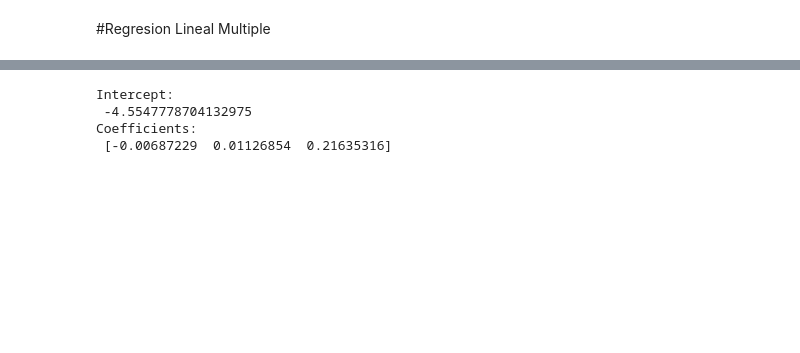
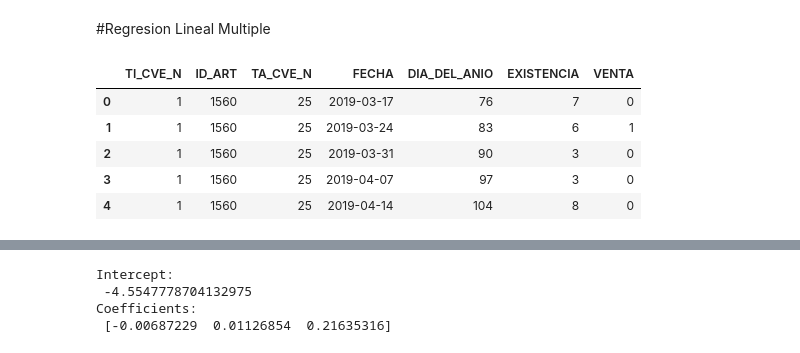
Before and after one commit to jcjimenezb123/PFM_PronosticoDemanda, a Jupyter notebook: AnalizarExistenciasVentas.ipynb, the cells around one changed output, grey strips where cells are left out. Saved outputs shown, nothing was run; the diff lists cells and outputs as text; code cells hidden in the pictures; blank space fills up the shorter version.

```diff
--- a/AnalizarExistenciasVentas.ipynb
+++ b/AnalizarExistenciasVentas.ipynb
@@ -160,3 +160,11 @@ import statsmodels.api as sm
 # %%
 df=pd.read_excel('existenciaventa.xls')
 df2=df[df['EXISTENCIA']>0]
+df2.head()
+# %% [output]
+|  | TI_CVE_N | ID_ART | TA_CVE_N | FECHA | DIA_DEL_ANIO | EXISTENCIA | VENTA |
+| 0 | 1 | 1560 | 25 | 2019-03-17 | 76 | 7 | 0 |
+| 1 | 1 | 1560 | 25 | 2019-03-24 | 83 | 6 | 1 |
+| 2 | 1 | 1560 | 25 | 2019-03-31 | 90 | 3 | 0 |
+| 3 | 1 | 1560 | 25 | 2019-04-07 | 97 | 3 | 0 |
+| 4 | 1 | 1560 | 25 | 2019-04-14 | 104 | 8 | 0 |
```
Also changed, not shown: parts of 5 cells of this notebook.
